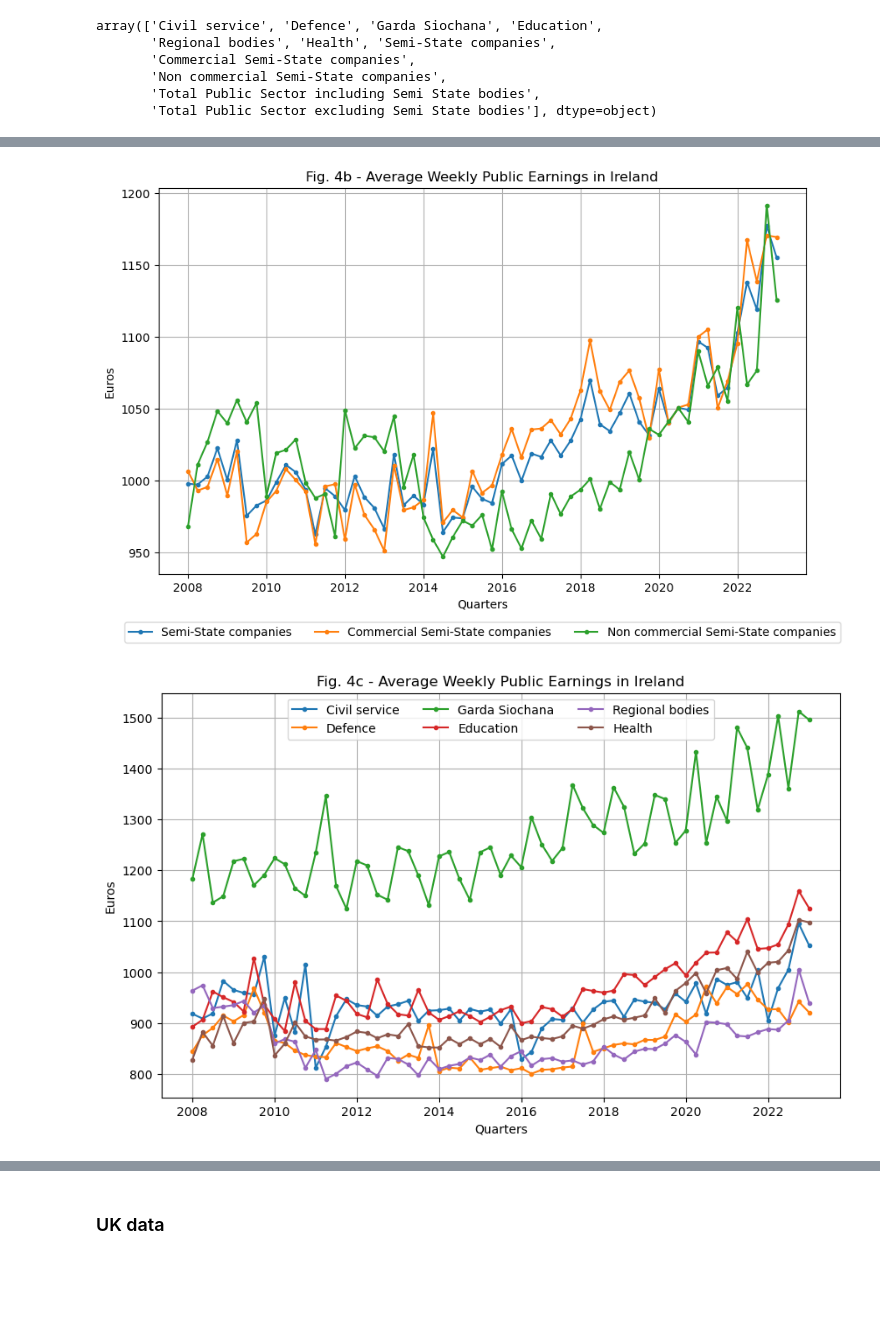
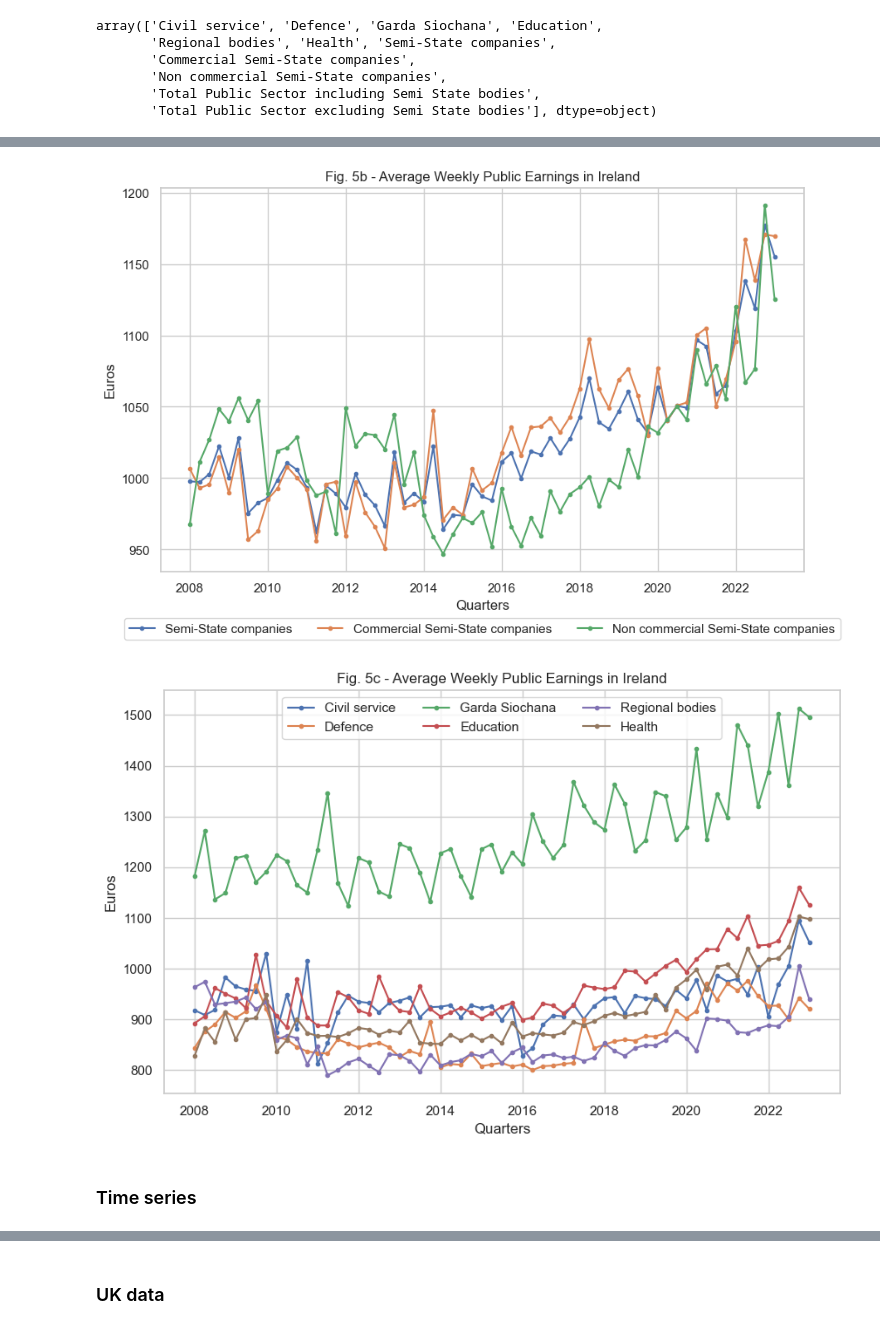
Before and after one commit to Carloselrecharlie/ML_assessment_repeat, a Jupyter notebook: sba22448_Integrated_CA-ML.ipynb, the cells around one changed output, grey strips where cells are left out. Drawn from its saved outputs; the diff is of its cells as text; code cells hidden in the pictures; blank space fills up the shorter version.

```diff
--- a/sba22448_Integrated_CA-ML.ipynb
+++ b/sba22448_Integrated_CA-ML.ipynb
@@ -228,0 +268,14 @@ plt.show()
+# %%
+# setting style of seaborn
+sns.set(style="whitegrid")
+
+# creating a box plot for each of the quarters
+plt.figure(figsize=(12, 6))
+sns.boxplot(data=defen_EmpIe, x='Sub_Sector', y='VALUE', hue=defen_EmpIe['Quarter'].dt.quarter)#grouping by quarters
+plt.title('Fig. 4d - Box Plot of Defense Employment by Quarter')
+plt.xlabel('Quarters')
+plt.ylabel('Headcount')
+plt.xticks([])  # removing x ticks
+plt.tight_layout()
+plt.legend(title='Quarter')
+plt.show()
@@ -228,0 +284,14 @@ plt.show()
+# %%
+# setting style of seaborn
+sns.set(style="whitegrid")
+
+# creating a box plot for each of the quarters
+plt.figure(figsize=(12, 6))
+sns.boxplot(data=garda_EmpIe, x='Sub_Sector', y='VALUE', hue=garda_EmpIe['Quarter'].dt.quarter)#grouping by quarters
+plt.title('Fig. 4e - Box Plot of Garda Employment by Quarter')
+plt.xlabel('Quarters')
+plt.ylabel('Headcount')
+plt.xticks([])  # removing x ticks
+plt.tight_layout()
+plt.legend(title='Quarter')
+plt.show()
@@ -228,0 +300,14 @@ plt.show()
+# %%
+# setting style of seaborn
+sns.set(style="whitegrid")
+
+# creating a box plot for each of the quarters
+plt.figure(figsize=(12, 6))
+sns.boxplot(data=healthEmpIe, x='Sub_Sector', y='VALUE', hue=healthEmpIe['Quarter'].dt.quarter)#grouping by quarters
+plt.title('Fig. 4f - Box Plot of Education Employment by Quarter')
+plt.xlabel('Quarters')
+plt.ylabel('Headcount')
+plt.xticks([])  # removing xtick
+plt.tight_layout()
+plt.legend(title='Quarter')
+plt.show()
@@ -300,7 +387,7 @@ for subsector in semiState_group:
 # Set labels and title for the plot
 plt.xlabel('Quarters')
 plt.ylabel('Euros')
-plt.title('Fig. 4b - Average Weekly Public Earnings in Ireland')
+plt.title('Fig. 5b - Average Weekly Public Earnings in Ireland')
 plt.grid(True) # showing grid for easier readability
 
 # Put the legend in the background
@@ -309,30 +396,32 @@ ax.legend(loc='center', bbox_to_anchor=(0.5, -0.15), ncol=3) # bbox_to_anchor ta
 # Show the plot
 plt.show()
 # %% [output]
-[figure, old version]
+[figure, new version]
 # %%
 # creating figure and axes with a suitable size
 plt.figure(figsize=(10, 6))
 ax = plt.gca() # get current axis instance on the current figure
 
 # defining subsectors
 subsectors = ['Civil service', 'Defence', 'Garda Siochana', 'Education', 'Regional bodies', 'Health']
 
 #Looping through the Sub_Sectors in the group
 for subsector in subsectors:
     dfIe_subsector = earningsIe[earningsIe['Sub_Sector'] == subsector]
     # plotting each line on the same axes
     ax.plot(dfIe_subsector.index, dfIe_subsector['VALUE'], marker='.', label=subsector) #Added a marker to represent each value (quarter)
 
 # Set labels and title for the plot
 plt.xlabel('Quarters')
 plt.ylabel('Euros')
-plt.title('Fig. 4c - Average Weekly Public Earnings in Ireland')
+plt.title('Fig. 5c - Average Weekly Public Earnings in Ireland')
 plt.grid(True)
 
 # Put the legend in the background
 ax.legend(loc='upper center', ncol=3)
 
 plt.show()
 # %% [output]
-[figure, old version]
+[figure, new version]
+# %% [markdown]
+### Time series
```
Also changed, not shown: parts of 86 cells of this notebook, 1 other file.
